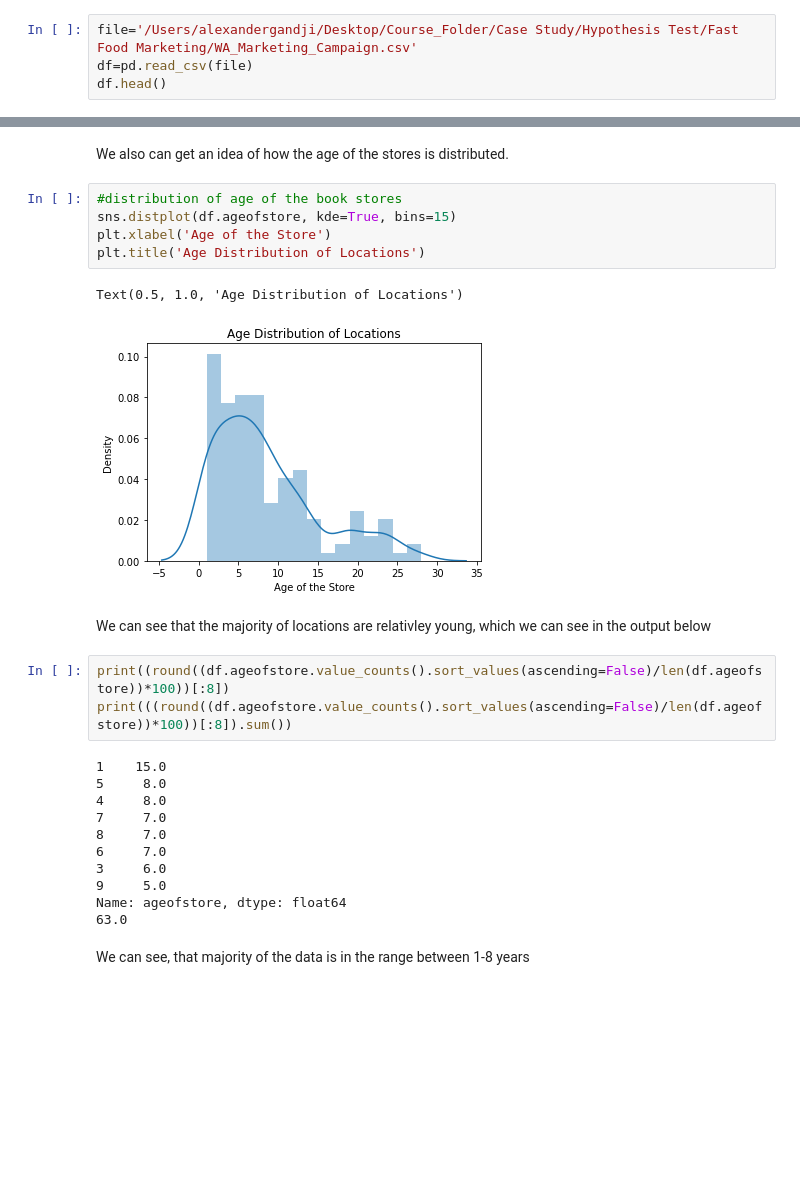
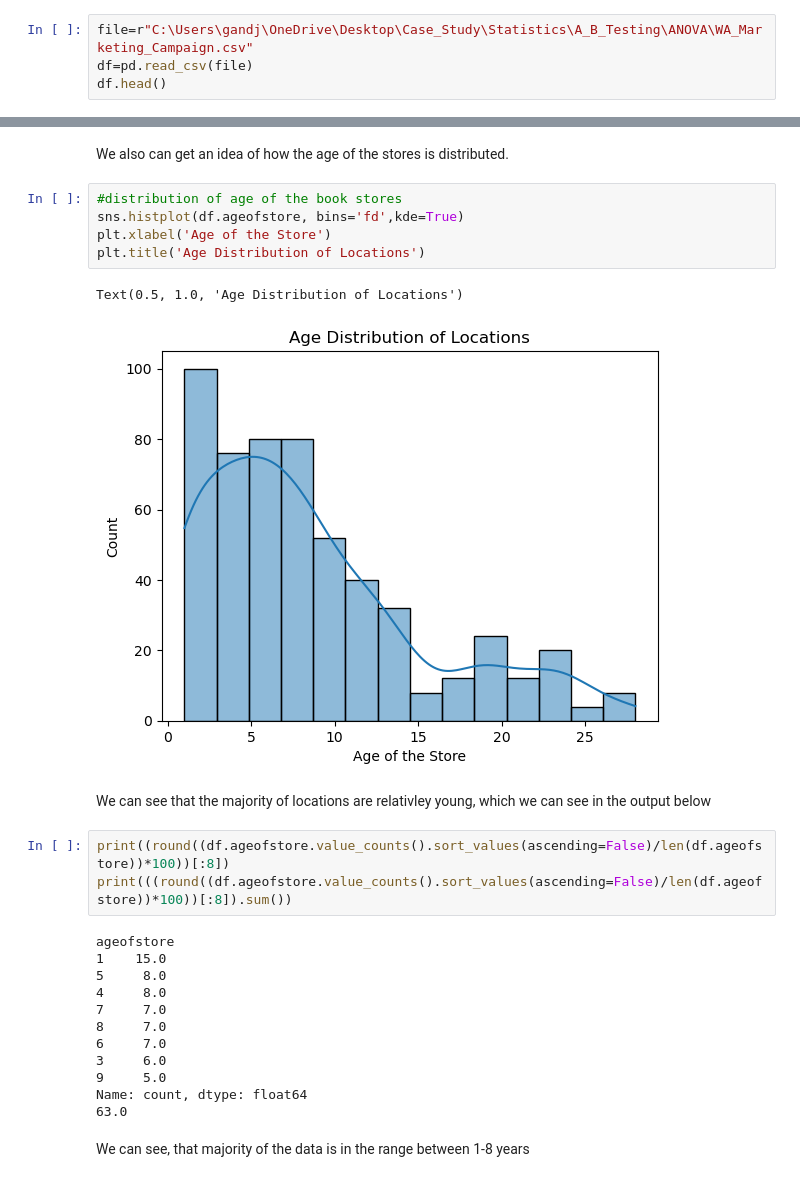
Before and after one commit to Gandji94/A-B_test, a Jupyter notebook: Fast Food Marketing Campaign A_B test/Python/Fast Food Marketing Campaign AB Test.ipynb, the cells around one changed output, grey strips where cells are left out. Cells and saved outputs as stored; diff of their text form; blank space fills up the shorter version.

```diff
--- a/Fast Food Marketing Campaign A_B test/Python/Fast Food Marketing Campaign AB Test.ipynb
+++ b/Fast Food Marketing Campaign A_B test/Python/Fast Food Marketing Campaign AB Test.ipynb
@@ -17,7 +17,7 @@ The new items are introduced in randomly selected markets and locations. Each lo
 # %% [markdown]
 # Data Cleaning
 # %%
-file='/Users/alexandergandji/Desktop/Course_Folder/Case Study/Hypothesis Test/Fast Food Marketing/WA_Marketing_Campaign.csv'
+file=r"C:\Users\gandj\OneDrive\Desktop\Case_Study\Statistics\A_B_Testing\ANOVA\WA_Marketing_Campaign.csv"
 df=pd.read_csv(file)
 df.head()
 # %% [output]
@@ -173,18 +173,19 @@ plt.xticks(rotation=0)
 We also can get an idea of how the age of the stores is distributed.
 # %%
 #distribution of age of the book stores
-sns.distplot(df.ageofstore, kde=True, bins=15)
+sns.histplot(df.ageofstore, bins='fd',kde=True)
 plt.xlabel('Age of the Store')
 plt.title('Age Distribution of Locations')
 # %% [output]
 Text(0.5, 1.0, 'Age Distribution of Locations')
-[figure, old version]
+[figure, new version]
 # %% [markdown]
 We can see that the majority of locations are relativley young, which we can see in the output below
 # %%
 print((round((df.ageofstore.value_counts().sort_values(ascending=False)/len(df.ageofstore))*100))[:8])
 print(((round((df.ageofstore.value_counts().sort_values(ascending=False)/len(df.ageofstore))*100))[:8]).sum())
 # %% [output]
+ageofstore
 1    15.0
 5     8.0
 4     8.0
@@ -193,7 +194,7 @@ print(((round((df.ageofstore.value_counts().sort_values(ascending=False)/len(df.
 6     7.0
 3     6.0
 9     5.0
-Name: ageofstore, dtype: float64
+Name: count, dtype: float64
 63.0
 # %% [markdown]
 We can see, that majority of the data is in the range between 1-8 years
```
Also changed, not shown: parts of 98 cells of this notebook.
